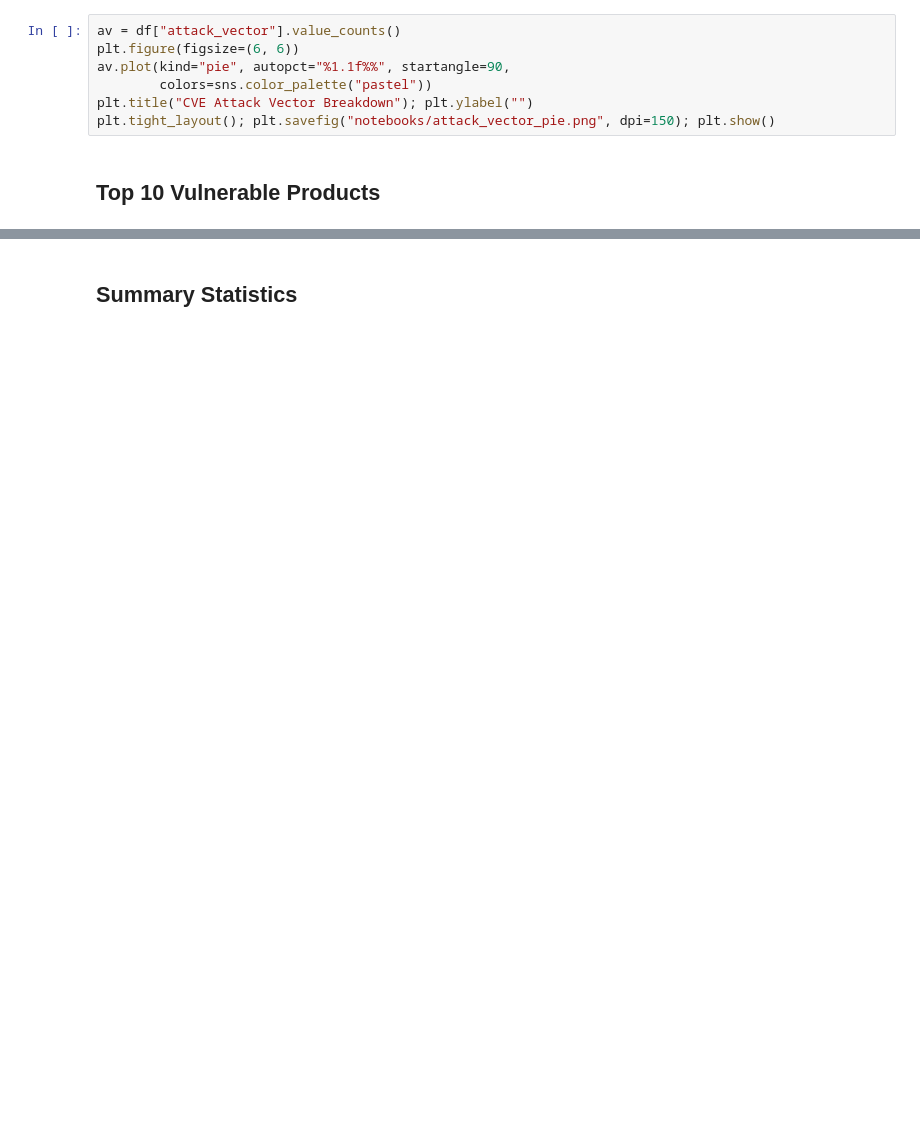
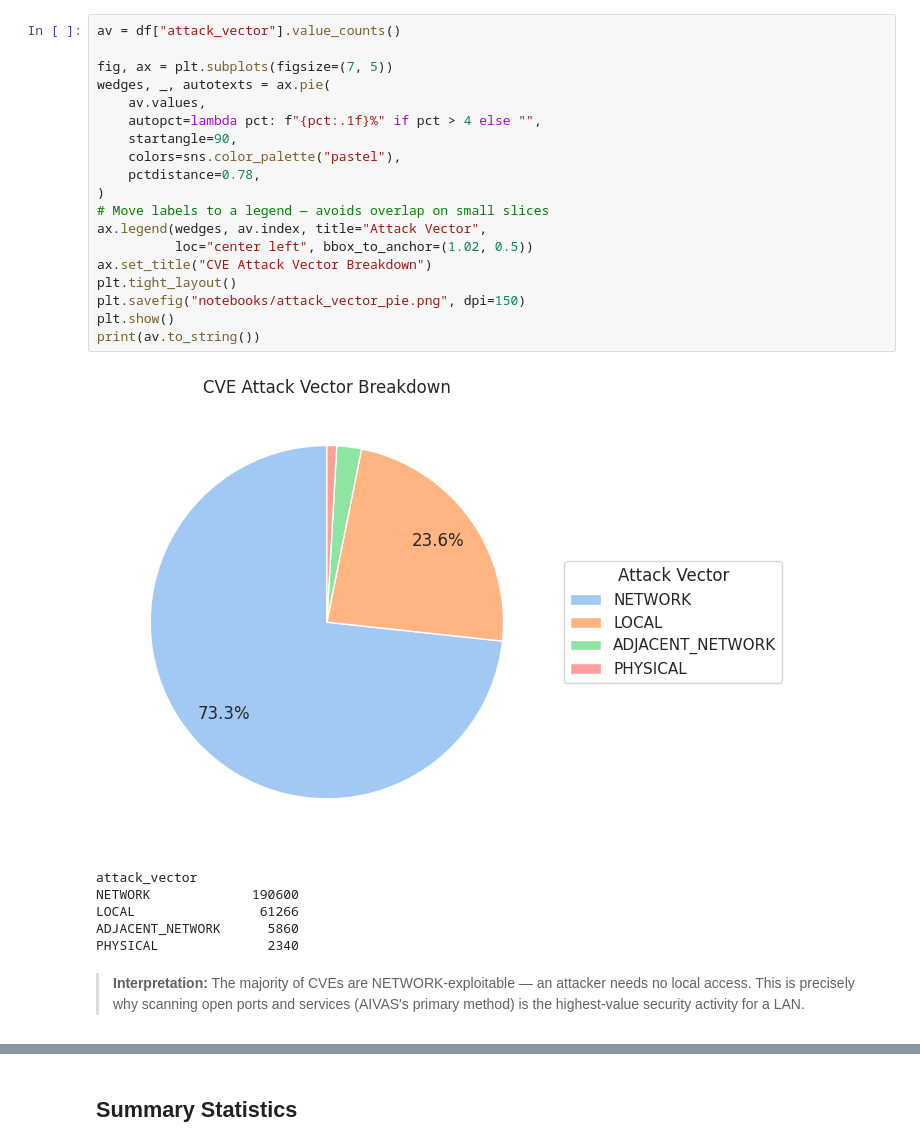
Before and after one commit to Baraka-Malila/aivas, a Jupyter notebook: notebooks/nvd_analysis.ipynb, the cells around one changed output, grey strips where cells are left out. Cells and saved outputs as stored; diff of their text form; blank space fills up the shorter version.

```diff
--- a/notebooks/nvd_analysis.ipynb
+++ b/notebooks/nvd_analysis.ipynb
@@ -49,9 +184,28 @@ print(df["cvss_score"].describe().round(2))
 # %%
 av = df["attack_vector"].value_counts()
-plt.figure(figsize=(6, 6))
-av.plot(kind="pie", autopct="%1.1f%%", startangle=90,
-        colors=sns.color_palette("pastel"))
-plt.title("CVE Attack Vector Breakdown"); plt.ylabel("")
-plt.tight_layout(); plt.savefig("notebooks/attack_vector_pie.png", dpi=150); plt.show()
+
+fig, ax = plt.subplots(figsize=(7, 5))
+wedges, _, autotexts = ax.pie(
+    av.values,
+    autopct=lambda pct: f"{pct:.1f}%" if pct > 4 else "",
+    startangle=90,
+    colors=sns.color_palette("pastel"),
+    pctdistance=0.78,
+)
+# Move labels to a legend — avoids overlap on small slices
+ax.legend(wedges, av.index, title="Attack Vector",
+          loc="center left", bbox_to_anchor=(1.02, 0.5))
+ax.set_title("CVE Attack Vector Breakdown")
+plt.tight_layout()
+plt.savefig("notebooks/attack_vector_pie.png", dpi=150)
+plt.show()
+print(av.to_string())
+# %% [output]
+[figure, added]
+attack_vector
+NETWORK             190600
+LOCAL                61266
+ADJACENT_NETWORK      5860
+PHYSICAL              2340
-# %% [markdown]
-## Top 10 Vulnerable Products
+# %% [markdown]
+> **Interpretation:** The majority of CVEs are NETWORK-exploitable — an attacker needs no local access. This is precisely why scanning open ports and services (AIVAS's primary method) is the highest-value security activity for a LAN.
```
Also changed, not shown: parts of 33 cells of this notebook, 19 other files.
